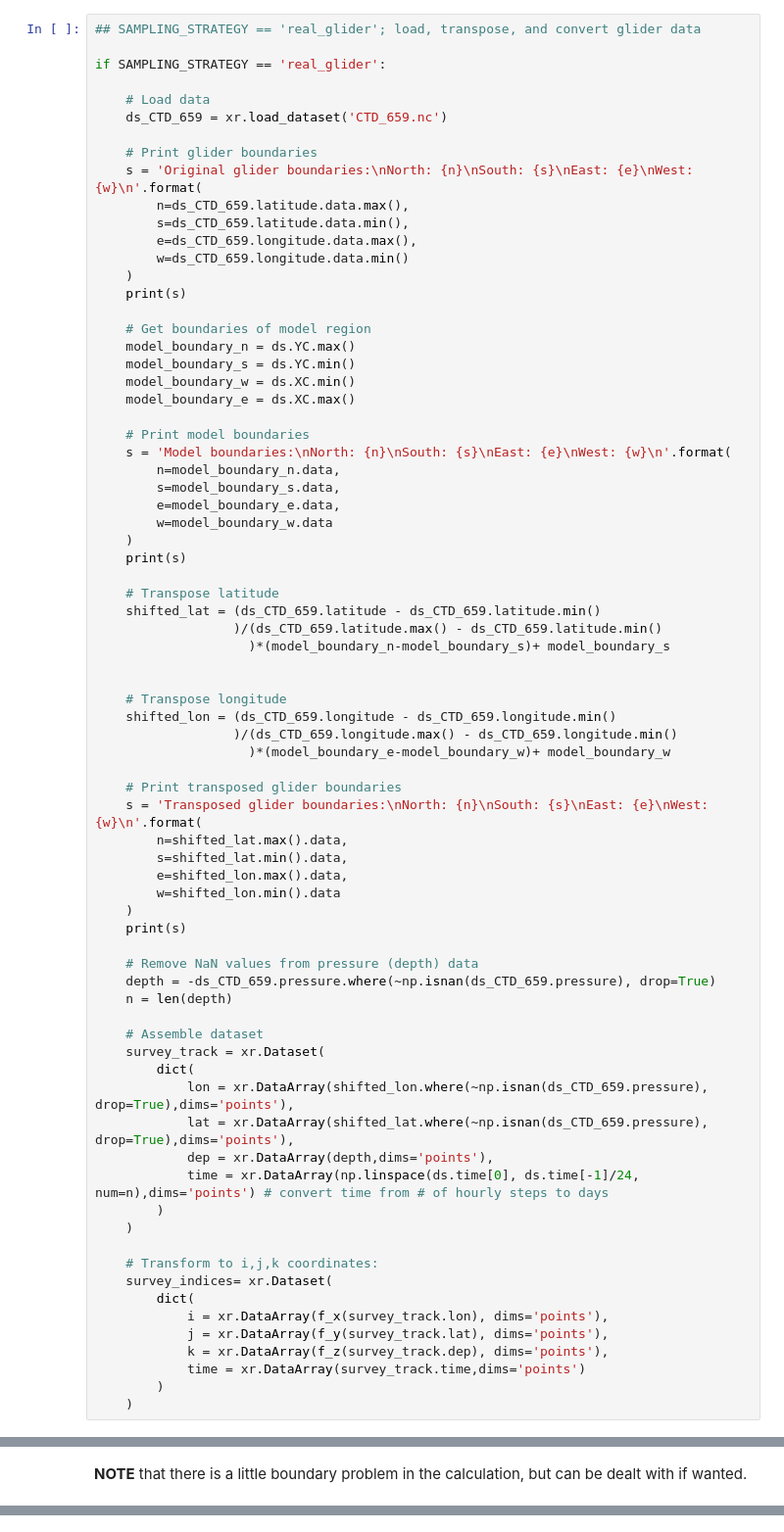
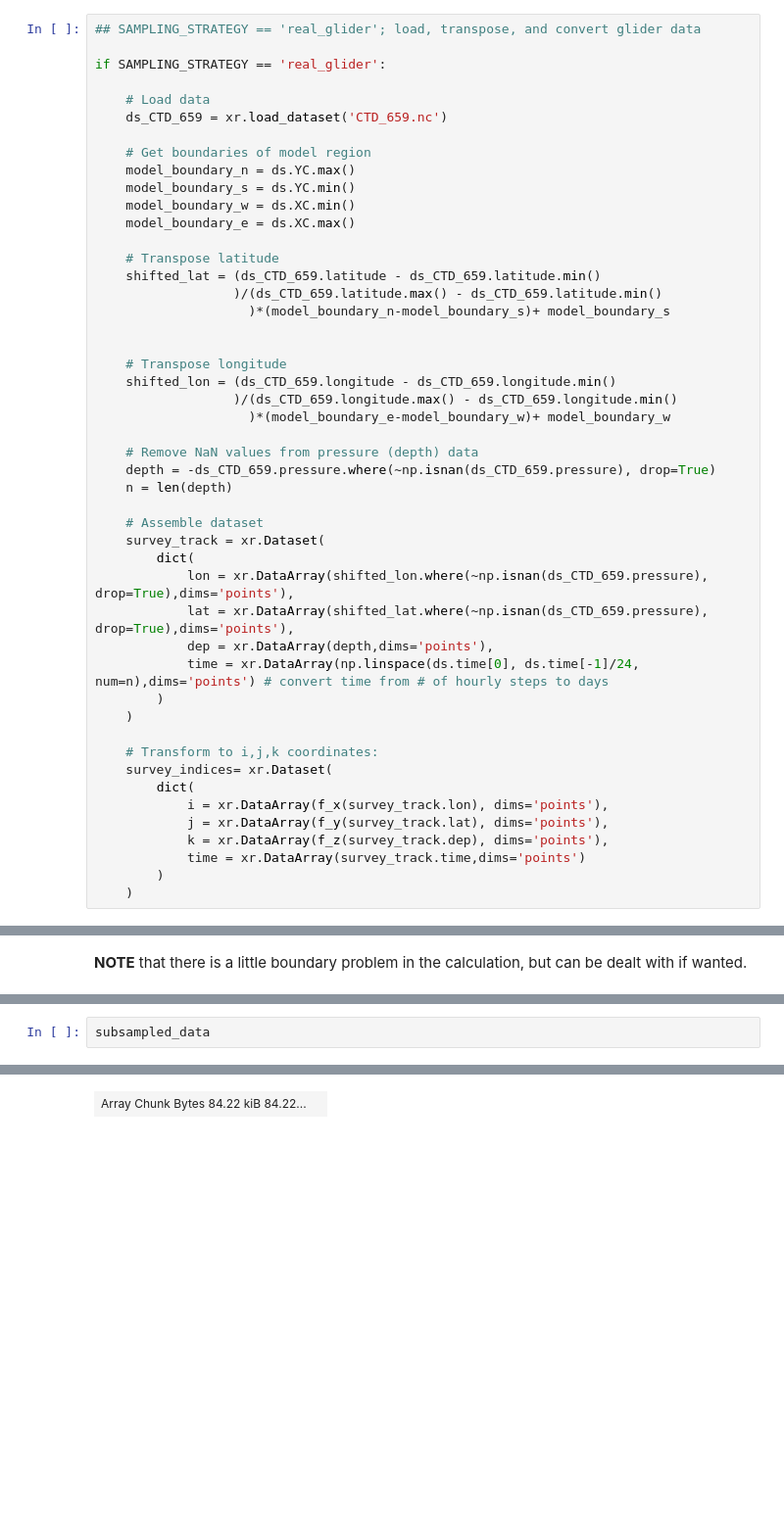
Before and after one commit to oceanhackweek/ohw21-proj-model-subsampling, a Jupyter notebook: FinalProjectSummary.ipynb, the cells around one changed output, grey strips where cells are left out. Shown at 98% size. Saved outputs shown, nothing was run; the diff lists cells and outputs as text; blank space fills up the shorter version.

```diff
--- a/FinalProjectSummary.ipynb
+++ b/FinalProjectSummary.ipynb
@@ -81,29 +79,11 @@ if SAMPLING_STRATEGY == 'real_glider':
     # Load data
     ds_CTD_659 = xr.load_dataset('CTD_659.nc')
 
-    # Print glider boundaries
-    s = 'Original glider boundaries:\nNorth: {n}\nSouth: {s}\nEast: {e}\nWest: {w}\n'.format(
-        n=ds_CTD_659.latitude.data.max(),
-        s=ds_CTD_659.latitude.data.min(),
-        e=ds_CTD_659.longitude.data.max(),
-        w=ds_CTD_659.longitude.data.min()
-    )
-    print(s)
-
     # Get boundaries of model region
     model_boundary_n = ds.YC.max()
     model_boundary_s = ds.YC.min()
     model_boundary_w = ds.XC.min()
     model_boundary_e = ds.XC.max()
-
-    # Print model boundaries
-    s = 'Model boundaries:\nNorth: {n}\nSouth: {s}\nEast: {e}\nWest: {w}\n'.format(
-        n=model_boundary_n.data,
-        s=model_boundary_s.data,
-        e=model_boundary_e.data,
-        w=model_boundary_w.data
-    )
-    print(s)
 
     # Transpose latitude
     shifted_lat = (ds_CTD_659.latitude - ds_CTD_659.latitude.min()
@@ -115,15 +95,6 @@ if SAMPLING_STRATEGY == 'real_glider':
     shifted_lon = (ds_CTD_659.longitude - ds_CTD_659.longitude.min()
                   )/(ds_CTD_659.longitude.max() - ds_CTD_659.longitude.min()
                     )*(model_boundary_e-model_boundary_w)+ model_boundary_w
-
-    # Print transposed glider boundaries
-    s = 'Transposed glider boundaries:\nNorth: {n}\nSouth: {s}\nEast: {e}\nWest: {w}\n'.format(
-        n=shifted_lat.max().data,
-        s=shifted_lat.min().data,
-        e=shifted_lon.max().data,
-        w=shifted_lon.min().data
-    )
-    print(s)
 
     # Remove NaN values from pressure (depth) data
     depth = -ds_CTD_659.pressure.where(~np.isnan(ds_CTD_659.pressure), drop=True)
@@ -339,0 +328,3 @@ plt.colorbar()
+# %%
+subsampled_data
+# %% [output]
@@ -339,0 +348 @@ plt.colorbar()
+| Array Chunk Bytes 84.22 kiB 84.22... |  |
```
Also changed, not shown: parts of 10 cells of this notebook.
